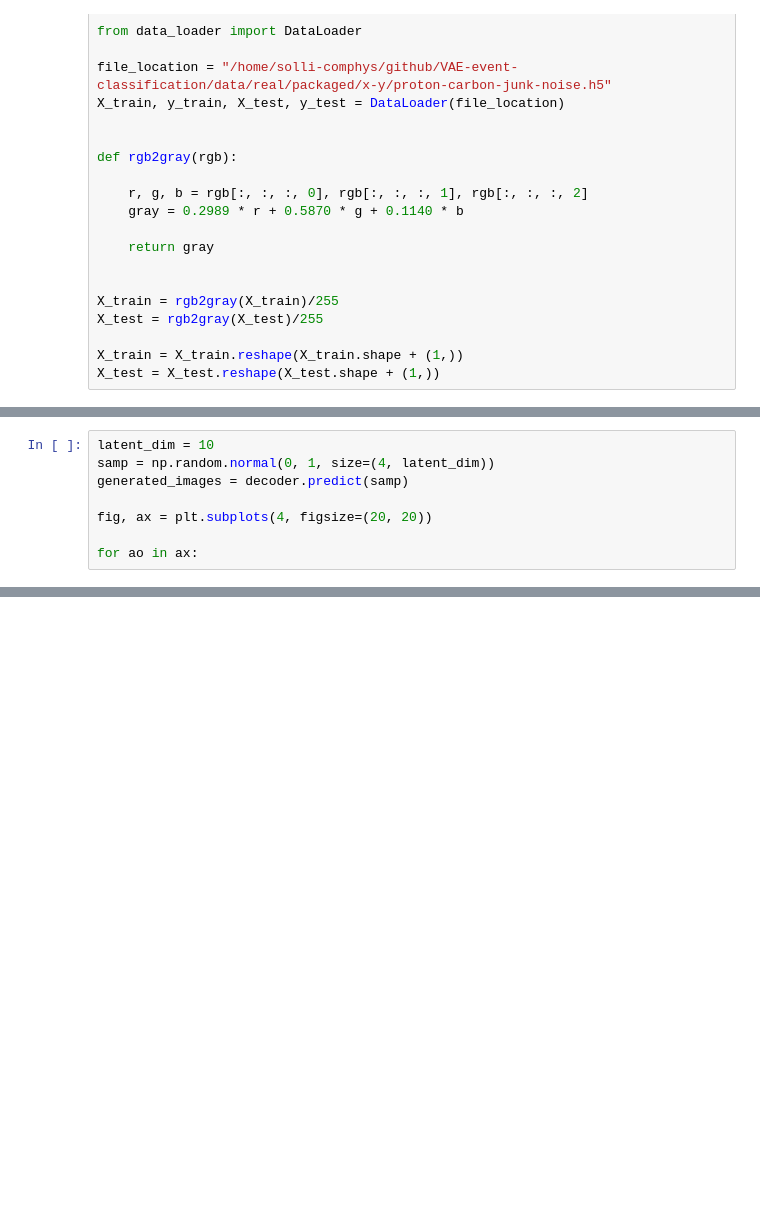
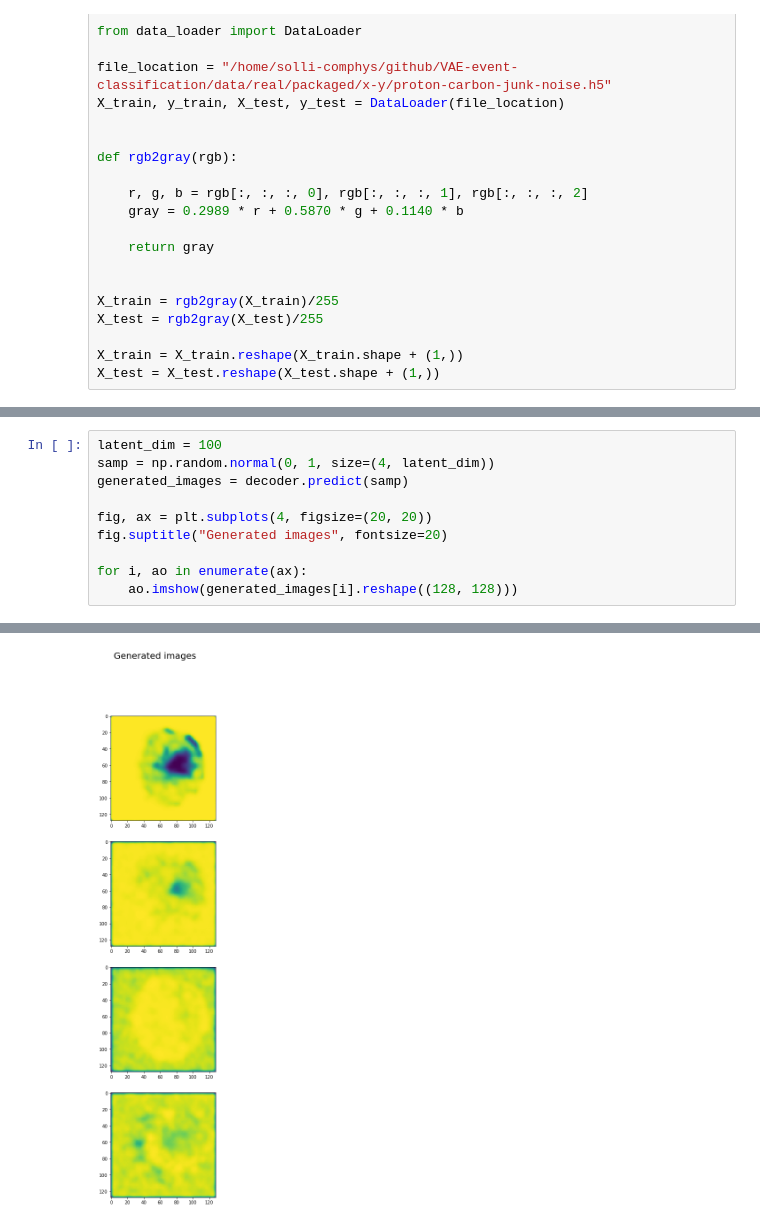
Before and after one commit to ATTPC/VAE-event-classification, a Jupyter notebook: notebooks/event_classification.ipynb, the cells around one changed output, grey strips where cells are left out. Drawn from its saved outputs; the diff is of its cells as text; blank space fills up the shorter version.

```diff
--- a/notebooks/event_classification.ipynb
+++ b/notebooks/event_classification.ipynb
@@ -92,9 +92,11 @@ for i, row in enumerate(ax):
 # %%
-latent_dim = 10
+latent_dim = 100
 samp = np.random.normal(0, 1, size=(4, latent_dim))
 generated_images = decoder.predict(samp)
 
 fig, ax = plt.subplots(4, figsize=(20, 20))
+fig.suptitle("Generated images", fontsize=20)
 
-for ao in ax:
+for i, ao in enumerate(ax):
+    ao.imshow(generated_images[i].reshape((128, 128)))
 # %% [output]
@@ -101,0 +103 @@ SyntaxError: invalid syntax (<ipython-input-73-ae7ee0fd05fe>, line 9)
+[figure, added]
```
Also changed, not shown: parts of 3 cells of this notebook, 2 other files.
